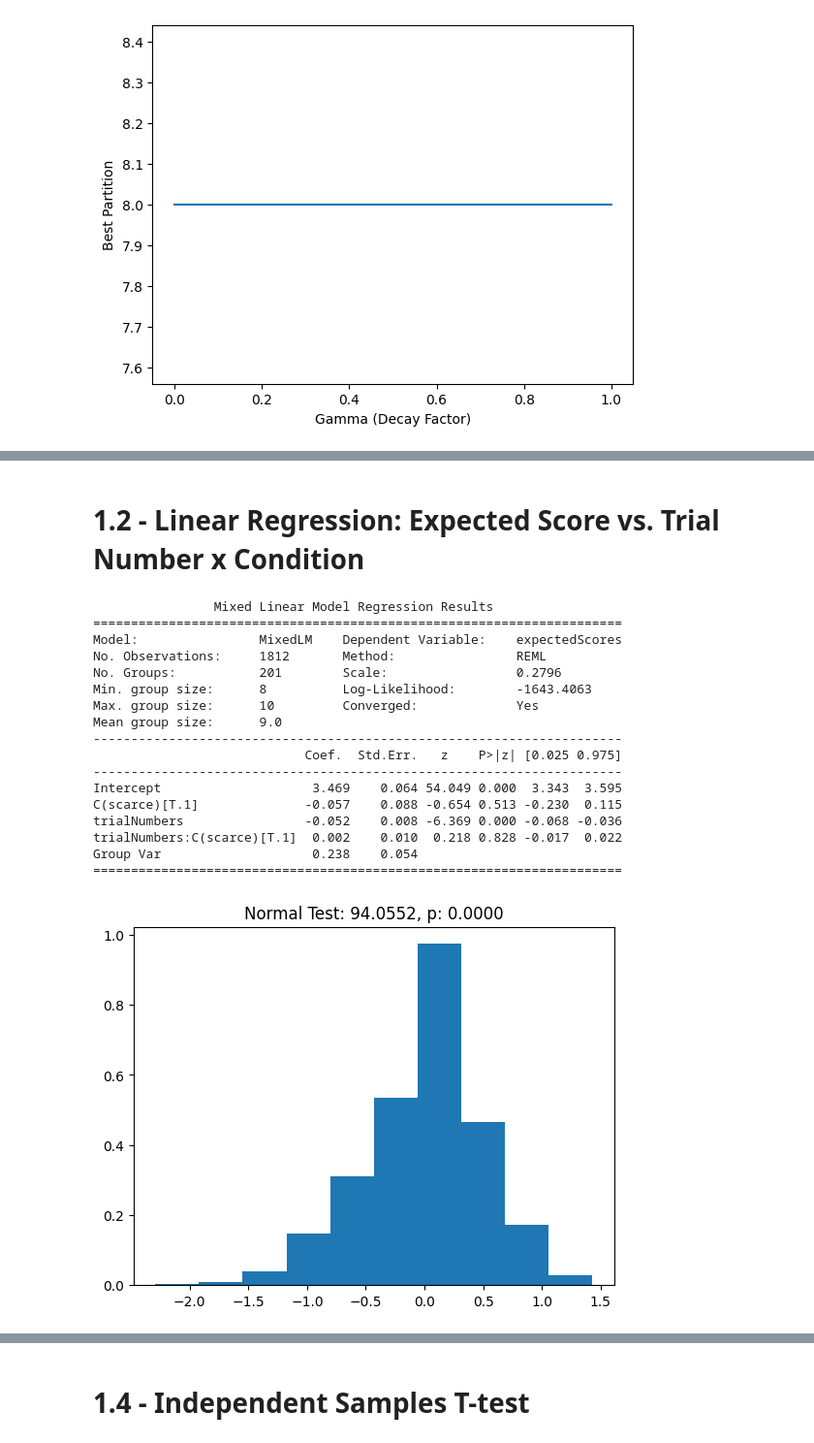
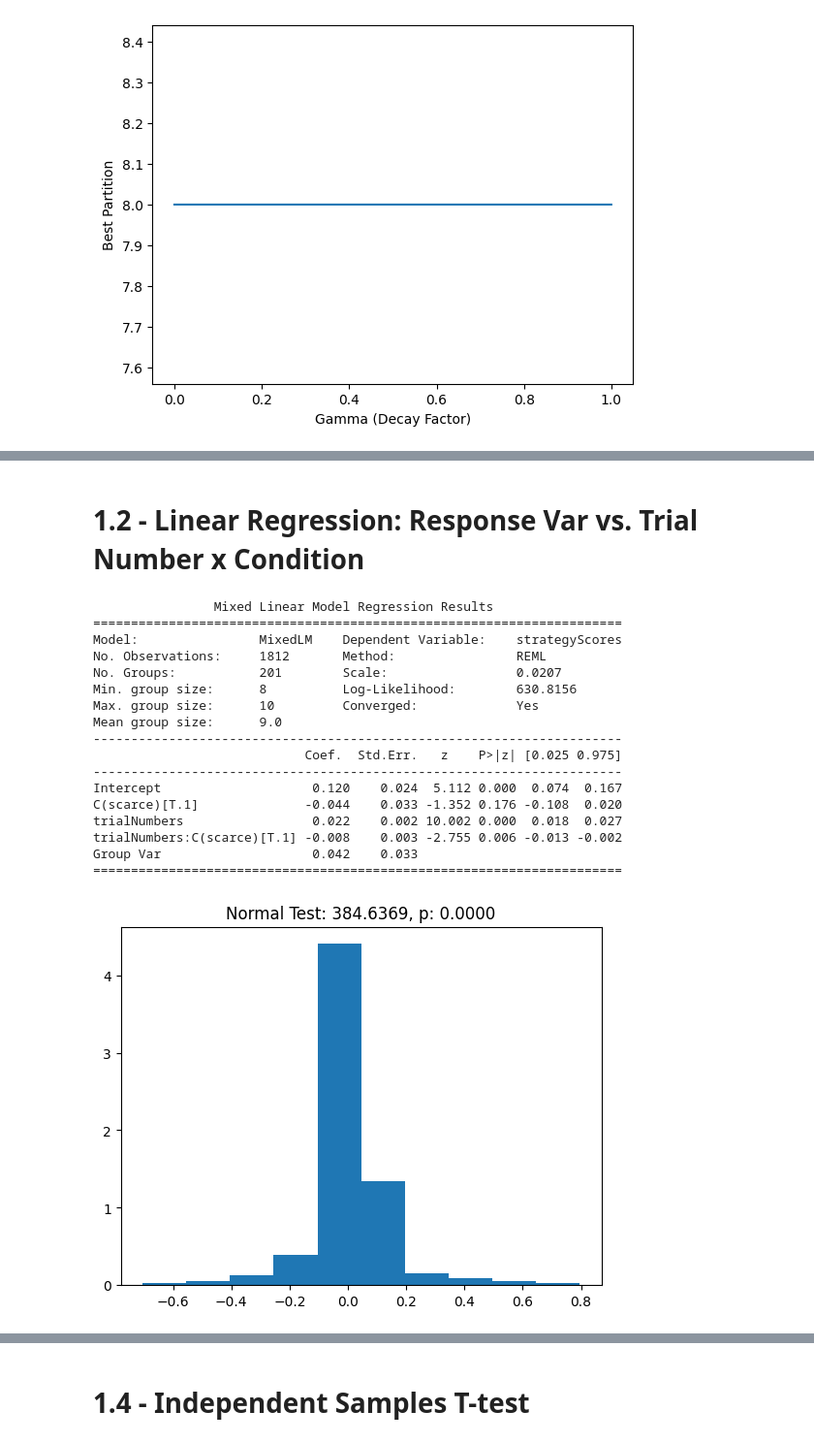
Before and after one commit to srinidhisrinivas/mcl-scarcity-mouselab, a Jupyter notebook: analysis/Data Analysis.ipynb, the cells around one changed output, grey strips where cells are left out. Shown at 97% size. Drawn from its saved outputs; the diff is of its cells as text; code cells hidden in the pictures.

```diff
--- a/analysis/Data Analysis.ipynb
+++ b/analysis/Data Analysis.ipynb
@@ -840,4 +983,7 @@ plt.show()
 # %%
 # data which is to be used for the remainder of the analysis
 
-analysis_data = cb2_transformed_trials_df
+analysis_data = transformed_trials_df.copy()
+for response_var in response_vars:
+    print("{} - {}".format(response_var, highest_normality_trans[response_var]))
+    analysis_data[response_var] = analysis_cols[response_var]
@@ -843,0 +994,21 @@ analysis_data = cb2_transformed_trials_df
+# %%
+# Visualize transformed data for each response variable
+
+for response_var in response_vars:
+    fig, ax = plt.subplots(nrows=1,ncols=2,figsize=(10, 3),squeeze=True)
+    plt.suptitle("Transformed Response Data - {}".format(response_var),y=1.1)
+    ax = ax.flatten()
+
+    for idx, trans in enumerate([transformed_trials_df, analysis_data]):
+        data = trans
+        scarce = data.loc[data.scarce == 1]
+        control = data.loc[data.scarce == 0]
+        label = "Original" if idx == 0 else highest_normality_trans[response_var]
+
+        scarce_mean = np.array(scarce.groupby('trialNumbers').mean()[response_var])
+        control_mean = np.array(control.groupby('trialNumbers').mean()[response_var])
+        ax[idx].plot(list(range(len(scarce_mean))), scarce_mean, label="Scarce")
+        ax[idx].plot(list(range(len(control_mean))), control_mean, label="Control")
+        ax[idx].set_title(label)
+
+plt.show()
@@ -1318,4 +1508,4 @@ control_performance_data_orig = filtered_data.loc[(filtered_data.scarce == 0) &
 # Store the slope, intercept, etc. of the best partition
 control_partition_plot_data = [data for data in candidate_plot_data_control if data[0] == control_partition][0]
 # %% [markdown]
-# 1.2 - Linear Regression: Expected Score vs. Trial Number x Condition
+# 1.2 - Linear Regression: Response Var vs. Trial Number x Condition
@@ -1332,7 +1512,12 @@ else:
+# %%
+# Select the response variable for this analysis
+
+response_var = "strategyScores"
+assert (response_var in response_vars), "{} is not a valid response variable".format(response_var)
 # %%
 # Flag to compare entire performance data or only upto 30 trials, where both conditions are comparable
 
-compare_all = True
+compare_all = False
 num_max_trials = min(
     analysis_data[analysis_data.scarce==1].trialNumbers.max(),
     analysis_data[analysis_data.scarce==0].trialNumbers.max()
@@ -1340,8 +1525,10 @@ num_max_trials = min(
 # %%
 # Learning Phase
 
-if joint_partition:
-    learning_df = all_learning_data
+use_orig = False
+
+if use_orig:
+    learning_df = pd.concat([scarce_learning_data_orig, control_learning_data_orig]).reset_index(drop=True)
 else:
     learning_df = pd.concat([scarce_learning_data, control_learning_data]).reset_index(drop=True)
 #learning_df = pd.concat([scarce_learning_data_orig, control_learning_data_orig]).reset_index(drop=True)
@@ -1349,43 +1536,43 @@ else:
 
 if not compare_all:
     learning_df = learning_df.loc[learning_df.trialNumbers <= num_max_trials]
 
-formula = 'expectedScores ~ trialNumbers + C(scarce) + trialNumbers:C(scarce)'
+formula = '{} ~ trialNumbers + C(scarce) + trialNumbers:C(scarce)'.format(response_var)
 
 mixed = True
 
 if mixed:
     glm = smf.mixedlm(formula=formula, data=learning_df, groups=learning_df['workerId'])
 else:
     glm = smf.glm(formula=formula, data=learning_df)
 
 results = glm.fit()
 
 print(results.summary())
 resids = results.resid_response if not mixed else results.resid
 normaltest = scipy.stats.normaltest(resids)
 plt.hist(resids, density=True)
 plt.title("Normal Test: {0:0.4f}, p: {1:0.4f}".format(normaltest[0], normaltest[1]))
 plt.show()
 # %% [output]
                 Mixed Linear Model Regression Results
 ======================================================================
-Model:                MixedLM    Dependent Variable:    expectedScores
+Model:                MixedLM    Dependent Variable:    strategyScores
 No. Observations:     1812       Method:                REML
-No. Groups:           201        Scale:                 0.2796
-Min. group size:      8          Log-Likelihood:        -1643.4063
+No. Groups:           201        Scale:                 0.0207
+Min. group size:      8          Log-Likelihood:        630.8156
 Max. group size:      10         Converged:             Yes
 Mean group size:      9.0
 ----------------------------------------------------------------------
                             Coef.  Std.Err.   z    P>|z| [0.025 0.975]
 ----------------------------------------------------------------------
-Intercept                    3.469    0.064 54.049 0.000  3.343  3.595
-C(scarce)[T.1]              -0.057    0.088 -0.654 0.513 -0.230  0.115
-trialNumbers                -0.052    0.008 -6.369 0.000 -0.068 -0.036
-trialNumbers:C(scarce)[T.1]  0.002    0.010  0.218 0.828 -0.017  0.022
-Group Var                    0.238    0.054
+Intercept                    0.120    0.024  5.112 0.000  0.074  0.167
+C(scarce)[T.1]              -0.044    0.033 -1.352 0.176 -0.108  0.020
+trialNumbers                 0.022    0.002 10.002 0.000  0.018  0.027
+trialNumbers:C(scarce)[T.1] -0.008    0.003 -2.755 0.006 -0.013 -0.002
+Group Var                    0.042    0.033
 ======================================================================
-[figure, old version]
+[figure, new version]
 # %%
 # Plotting the data of both learning phases
 
```
Also changed, not shown: parts of 79 cells of this notebook, 1 other file.
